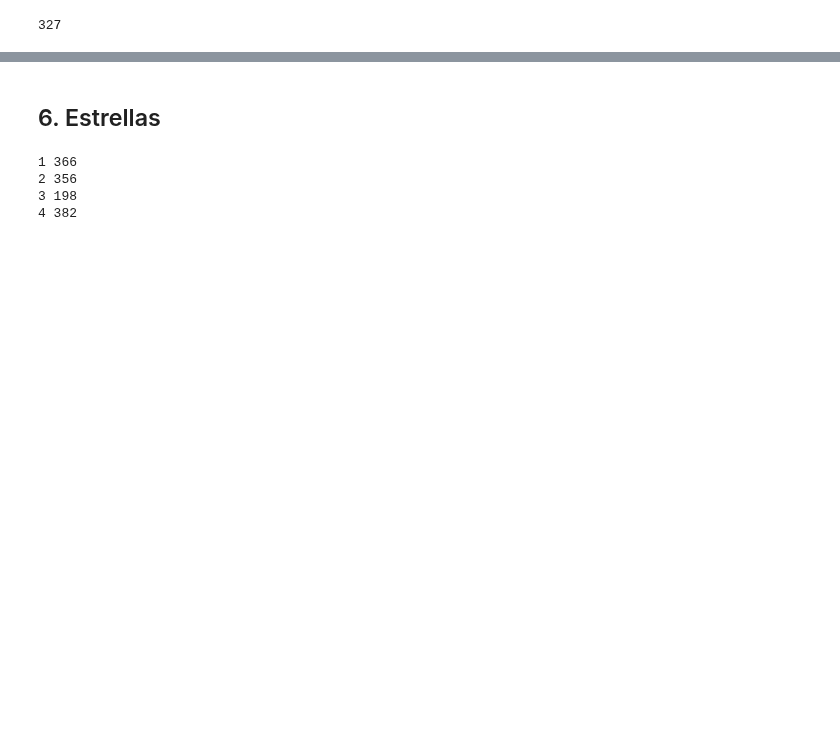
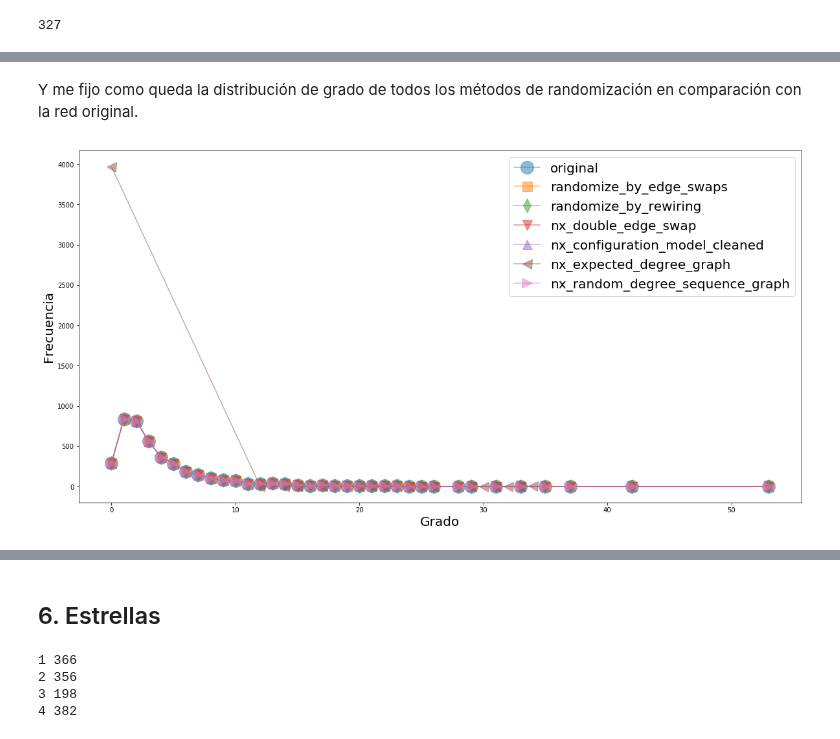
Before and after one commit to m2march/ciencia_datos, a Jupyter notebook: tp4/tp4.ipynb, the cells around one changed output, grey strips where cells are left out. Cells and saved outputs as stored; diff of their text form; code cells hidden in the pictures; blank space fills up the shorter version.

```diff
--- a/tp4/tp4.ipynb
+++ b/tp4/tp4.ipynb
@@ -524,0 +694,13 @@ nx.average_shortest_path_length(giant_component_random)
+# %%
+randomize_methods = collections.OrderedDict({
+    'randomize_by_edge_swaps': randomize_by_edge_swaps,
+    'randomize_by_rewiring': randomize_by_rewiring,
+    'nx_double_edge_swap': nx_double_edge_swap,
+    'nx_configuration_model_cleaned': nx_configuration_model_cleaned,
+    'nx_expected_degree_graph': nx_expected_degree_graph,
+    'nx_random_degree_sequence_graph': nx_random_degree_sequence_graph
+})
+# %%
+grafo_citas_random = collections.OrderedDict(
+    [(k, method(grafo_citas)) for k, method in randomize_methods.items()]
+    )
@@ -524,0 +740,21 @@ nx.average_shortest_path_length(giant_component_random)
+# %% [markdown]
+Y me fijo como queda la distribución de grado de todos los métodos de randomización en comparación con la red original.
+# %%
+plt.figure(figsize(20, 10))
+degrees = get_degree_values(grafo_citas)
+count_degrees = collections.Counter(sorted(degrees))
+plot(list(count_degrees.keys()), list(count_degrees.values()), label='original', alpha=0.5, marker='o', markersize=20)
+markers = ['s','d','v','^','<','>']
+i = 0
+for name, G_random in grafo_citas_random.items():
+    degrees_random = get_degree_values(G_random)
+    count_degrees_random = collections.Counter(sorted(degrees_random))
+    plot(list(count_degrees_random.keys()), list(count_degrees_random.values()), label=name, alpha=0.5,
+         marker=markers[i], markersize=15)
+    i += 1
+xlabel('Grado', size=20)
+ylabel('Frecuencia', size=20)
+legend(prop={'size': 20})
+plt.show()
+# %% [output]
+[figure, added]
```
Also changed, not shown: parts of 65 cells of this notebook.
